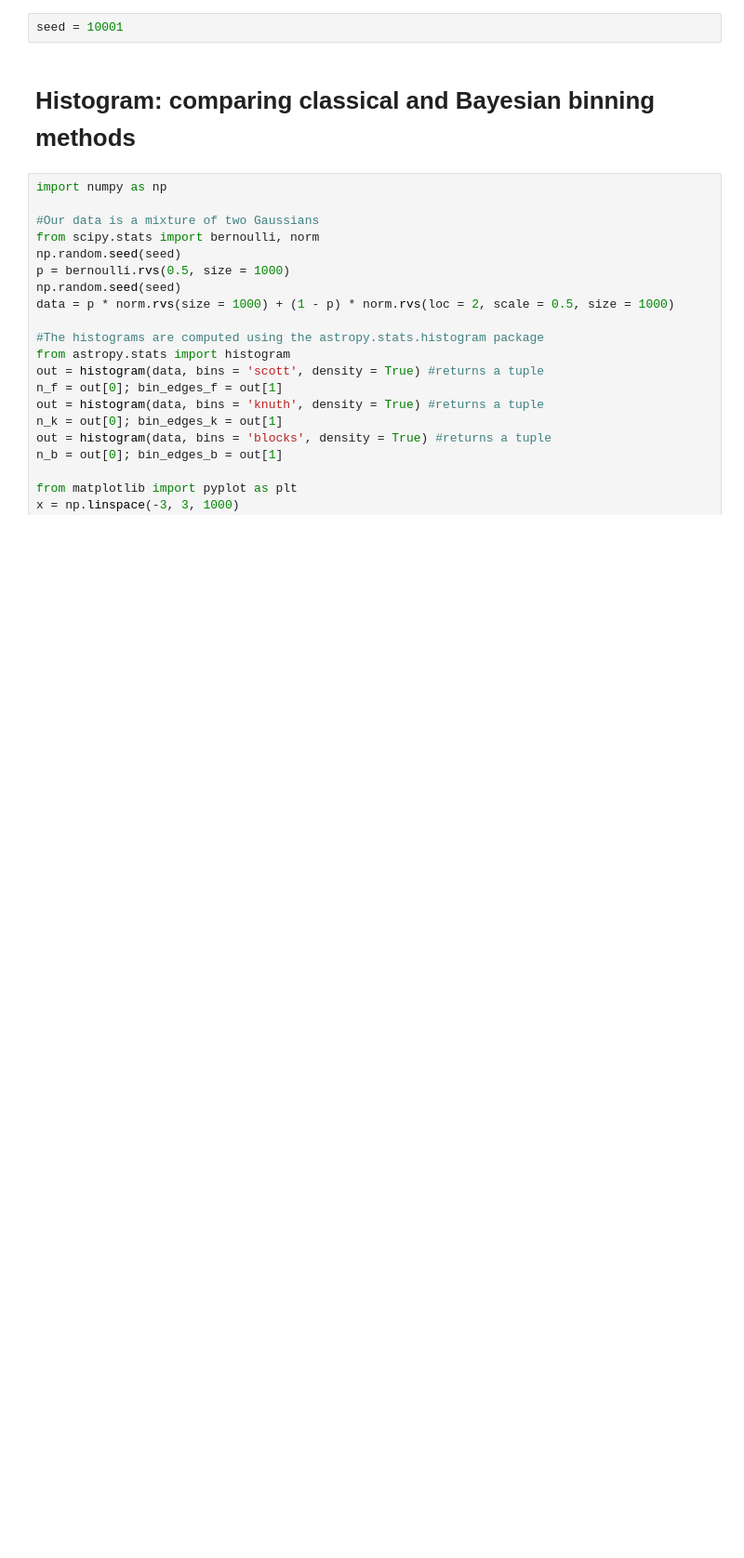
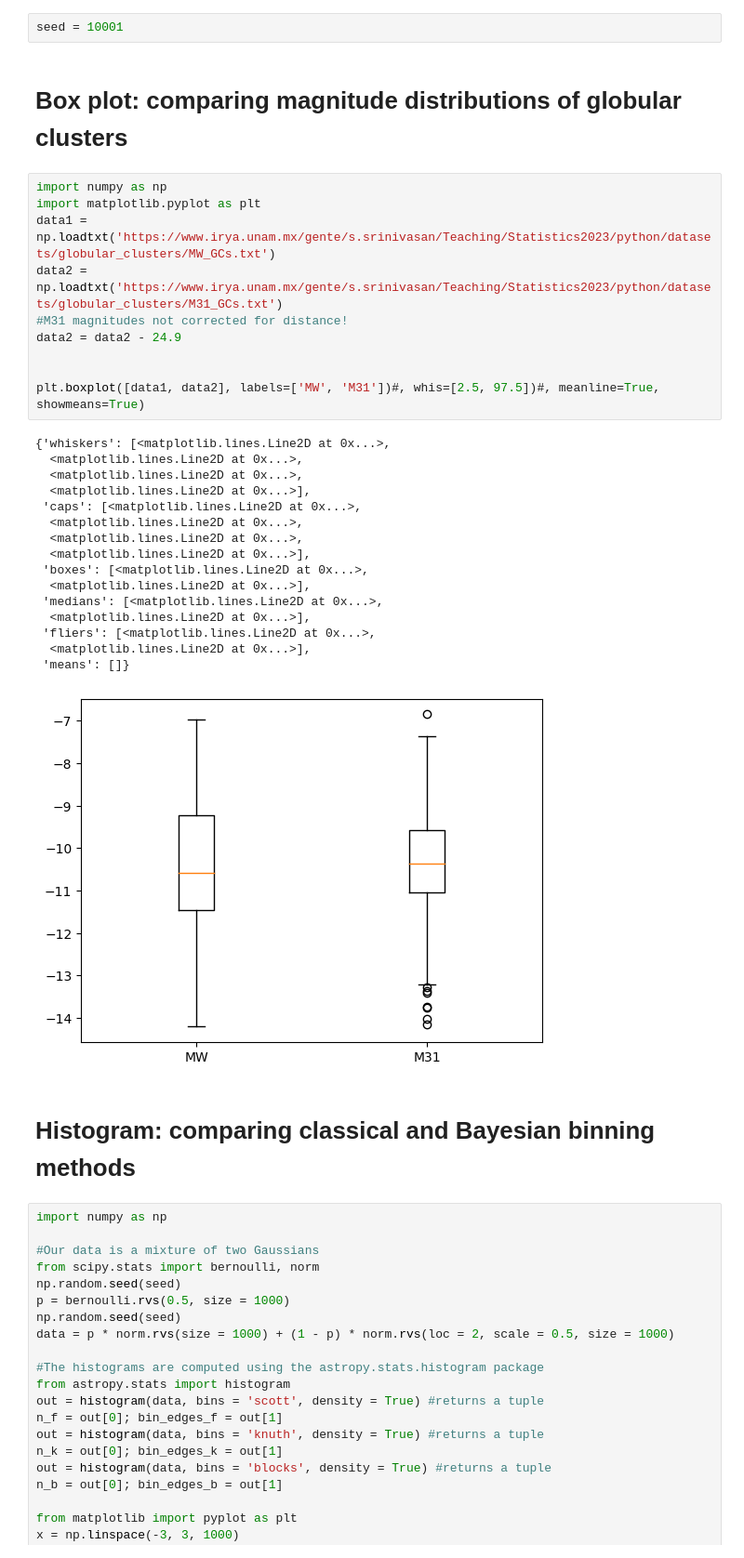
Before and after one commit to sundarjhu/AstrostatsIRyA2023, a Jupyter notebook: Statistics_For_Astronomers_20231016.ipynb, the cells around one changed output. Shown at 93% size. Saved outputs shown, nothing was run; the diff lists cells and outputs as text; blank space fills up the shorter version.

```diff
--- a/Statistics_For_Astronomers_20231016.ipynb
+++ b/Statistics_For_Astronomers_20231016.ipynb
@@ -2,6 +2,35 @@
 <a href="https://colab.research.google.com/github/sundarjhu/AstrostatsIRyA2023/blob/main/Statistics_For_Astronomers_20231016.ipynb" target="_parent"><img src="https://colab.research.google.com/assets/colab-badge.svg" alt="Open In Colab"/></a>
 # %%
 seed = 10001
+# %% [markdown]
+# Box plot: comparing magnitude distributions of globular clusters
+# %%
+import numpy as np
+import matplotlib.pyplot as plt
+data1 = np.loadtxt('https://www.irya.unam.mx/gente/s.srinivasan/Teaching/Statistics2023/python/datasets/globular_clusters/MW_GCs.txt')
+data2 = np.loadtxt('https://www.irya.unam.mx/gente/s.srinivasan/Teaching/Statistics2023/python/datasets/globular_clusters/M31_GCs.txt')
+#M31 magnitudes not corrected for distance!
+data2 = data2 - 24.9
+
+
+plt.boxplot([data1, data2], labels=['MW', 'M31'])#, whis=[2.5, 97.5])#, meanline=True, showmeans=True)
+# %% [output]
+{'whiskers': [<matplotlib.lines.Line2D at 0x...>,
+  <matplotlib.lines.Line2D at 0x...>,
+  <matplotlib.lines.Line2D at 0x...>,
+  <matplotlib.lines.Line2D at 0x...>],
+ 'caps': [<matplotlib.lines.Line2D at 0x...>,
+  <matplotlib.lines.Line2D at 0x...>,
+  <matplotlib.lines.Line2D at 0x...>,
+  <matplotlib.lines.Line2D at 0x...>],
+ 'boxes': [<matplotlib.lines.Line2D at 0x...>,
+  <matplotlib.lines.Line2D at 0x...>],
+ 'medians': [<matplotlib.lines.Line2D at 0x...>,
+  <matplotlib.lines.Line2D at 0x...>],
+ 'fliers': [<matplotlib.lines.Line2D at 0x...>,
+  <matplotlib.lines.Line2D at 0x...>],
+ 'means': []}
+[figure, added]
 # %% [markdown]
 # Histogram: comparing classical and Bayesian binning methods
 # %%
```
